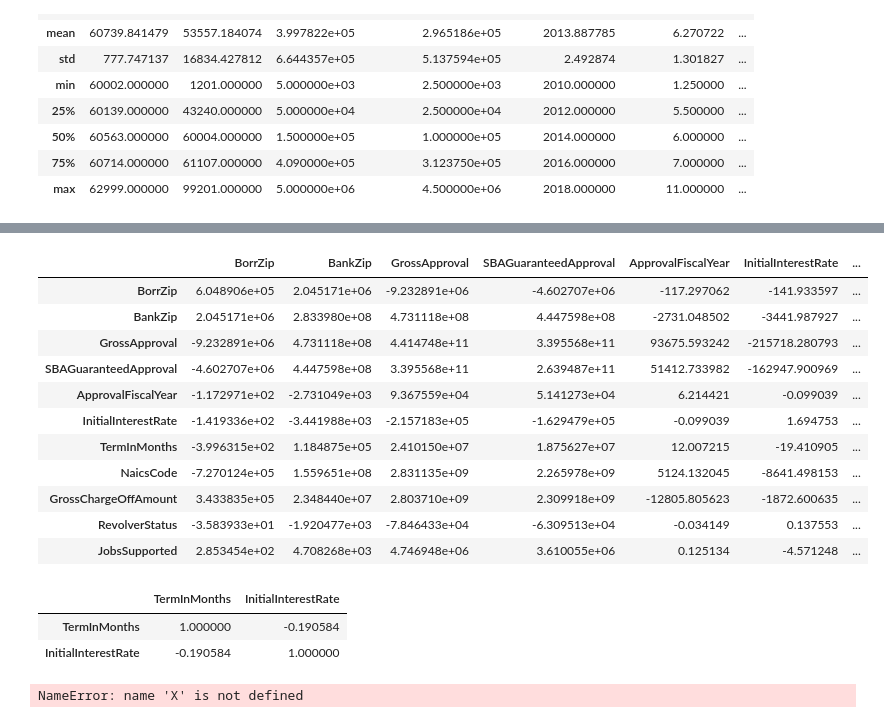
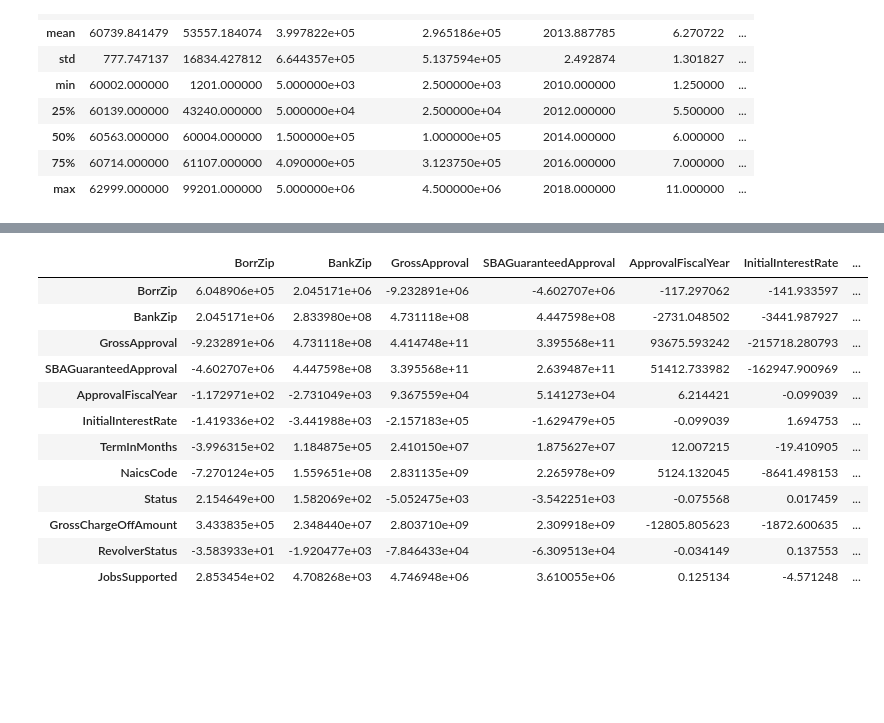
Before and after one commit to FJGalliano/MachineLearning_SBA, a Jupyter notebook: SBA_MachineLearning.ipynb, the cells around one changed output, grey strips where cells are left out. Drawn from its saved outputs; the diff is of its cells as text; code cells hidden in the pictures; blank space fills up the shorter version.

```diff
--- a/SBA_MachineLearning.ipynb
+++ b/SBA_MachineLearning.ipynb
@@ -14,8 +14,8 @@ import csv
 # %%
 # print(datafile)
 # %%
-iL = "Illinois.csv"
+ill = "Illinois.csv"
 # %%
-il_df = pd.read_csv(iL)
+ill_df = pd.read_csv(ill)
 # %%
 #df = datafile.parse('7A_FY2010_Present')
@@ -70,30 +114,18 @@ il_df.corr()
 | RevolverStatus | -0.100108 | -0.247832 | -0.256547 | -0.266799 | -0.029760 | 0.229542 | ... |
 | JobsSupported | 0.016783 | 0.012794 | 0.326813 | 0.321434 | 0.002296 | -0.160627 | ... |
 # %%
-il_df.cov()
+ill_df.cov()
 # %% [output]
 |  | BorrZip | BankZip | GrossApproval | SBAGuaranteedApproval | ApprovalFiscalYear | InitialInterestRate | ... |
 | BorrZip | 6.048906e+05 | 2.045171e+06 | -9.232891e+06 | -4.602707e+06 | -117.297062 | -141.933597 | ... |
 | BankZip | 2.045171e+06 | 2.833980e+08 | 4.731118e+08 | 4.447598e+08 | -2731.048502 | -3441.987927 | ... |
 | GrossApproval | -9.232891e+06 | 4.731118e+08 | 4.414748e+11 | 3.395568e+11 | 93675.593242 | -215718.280793 | ... |
 | SBAGuaranteedApproval | -4.602707e+06 | 4.447598e+08 | 3.395568e+11 | 2.639487e+11 | 51412.733982 | -162947.900969 | ... |
 | ApprovalFiscalYear | -1.172971e+02 | -2.731049e+03 | 9.367559e+04 | 5.141273e+04 | 6.214421 | -0.099039 | ... |
 | InitialInterestRate | -1.419336e+02 | -3.441988e+03 | -2.157183e+05 | -1.629479e+05 | -0.099039 | 1.694753 | ... |
 | TermInMonths | -3.996315e+02 | 1.184875e+05 | 2.410150e+07 | 1.875627e+07 | 12.007215 | -19.410905 | ... |
 | NaicsCode | -7.270124e+05 | 1.559651e+08 | 2.831135e+09 | 2.265978e+09 | 5124.132045 | -8641.498153 | ... |
+| Status | 2.154649e+00 | 1.582069e+02 | -5.052475e+03 | -3.542251e+03 | -0.075568 | 0.017459 | ... |
 | GrossChargeOffAmount | 3.433835e+05 | 2.348440e+07 | 2.803710e+09 | 2.309918e+09 | -12805.805623 | -1872.600635 | ... |
 | RevolverStatus | -3.583933e+01 | -1.920477e+03 | -7.846433e+04 | -6.309513e+04 | -0.034149 | 0.137553 | ... |
 | JobsSupported | 2.853454e+02 | 4.708268e+03 | 4.746948e+06 | 3.610055e+06 | 0.125134 | -4.571248 | ... |
-# %%
-il_df[['TermInMonths', 'InitialInterestRate']].corr()
-# %% [output]
-|  | TermInMonths | InitialInterestRate |
-| TermInMonths | 1.000000 | -0.190584 |
-| InitialInterestRate | -0.190584 | 1.000000 |
-# %%
-data = X.copy()
-
-data_binary_encoded = pd.get_dummies(data, columns=["gender"])
-data_binary_encoded.head()
-# %% [output]
-NameError: name 'X' is not defined
```
Also changed, not shown: parts of 9 cells of this notebook, 4 other files.
